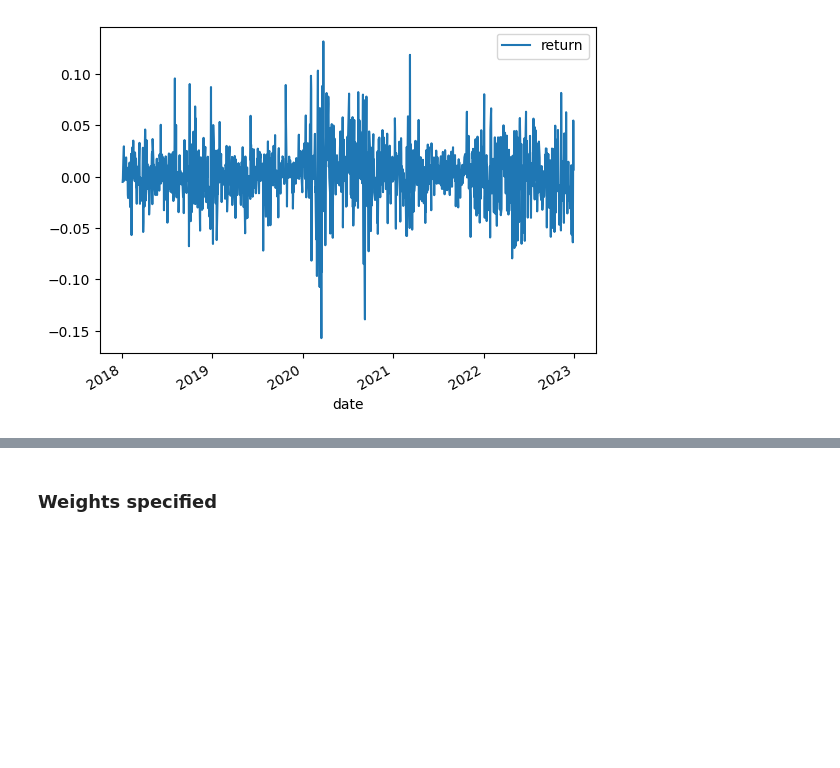
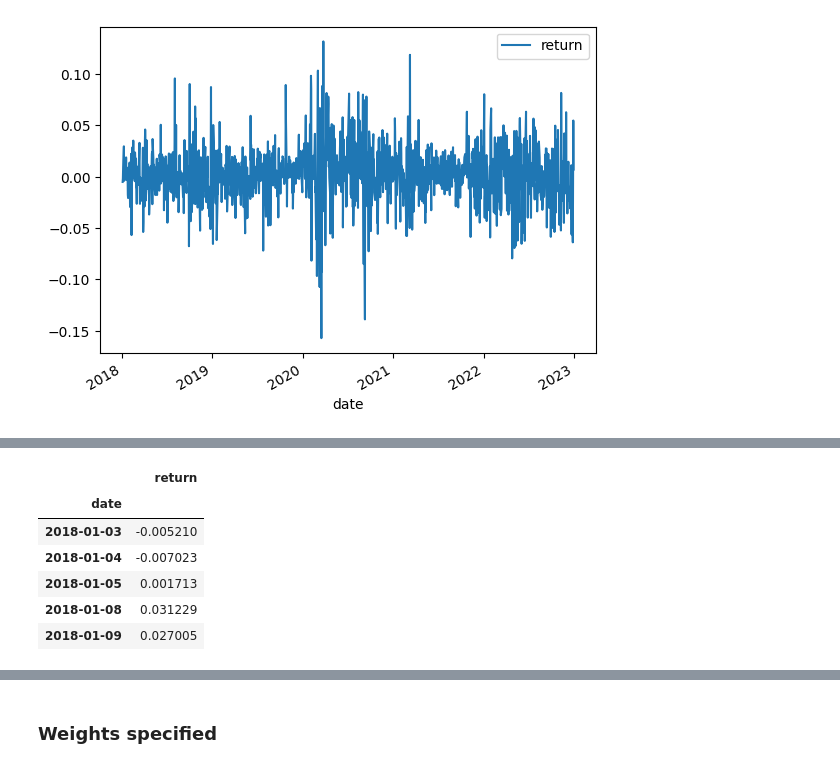
Before and after one commit to mohitbgupta-tcw/quantkit, a Jupyter notebook: notebooks/greg/scratch.ipynb, the cells around one changed output, grey strips where cells are left out. Saved outputs shown, nothing was run; the diff lists cells and outputs as text; code cells hidden in the pictures; blank space fills up the shorter version.

```diff
--- a/notebooks/greg/scratch.ipynb
+++ b/notebooks/greg/scratch.ipynb
@@ -179,0 +212,10 @@ df.plot()
+# %%
+((df+1).cumprod(skipna=True)-1).head()
+# %% [output]
+|  | return |
+| date |  |
+| 2018-01-03 | -0.005210 |
+| 2018-01-04 | -0.007023 |
+| 2018-01-05 | 0.001713 |
+| 2018-01-08 | 0.031229 |
+| 2018-01-09 | 0.027005 |
```
Also changed, not shown: parts of 10 cells of this notebook, 8 other files.
